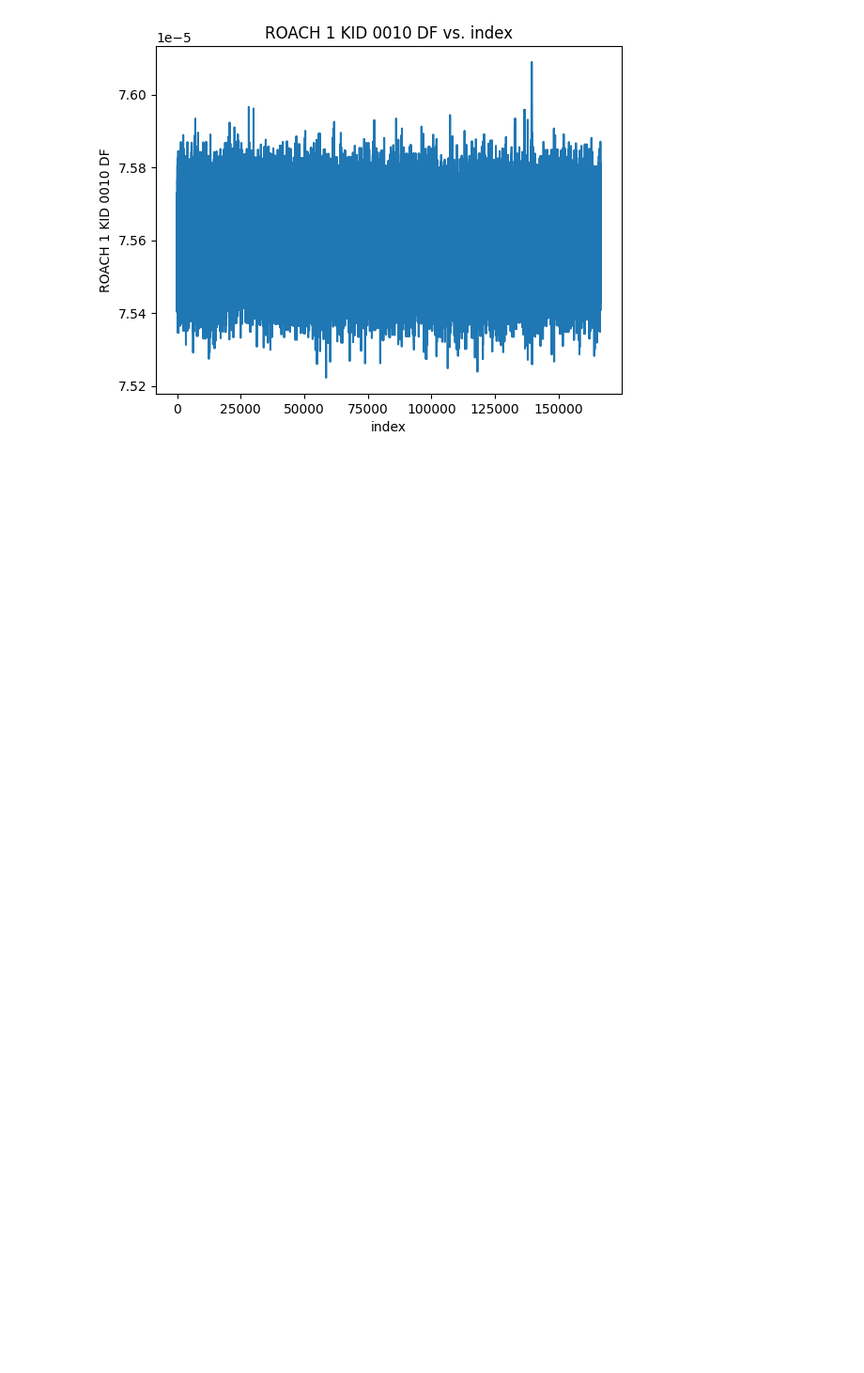
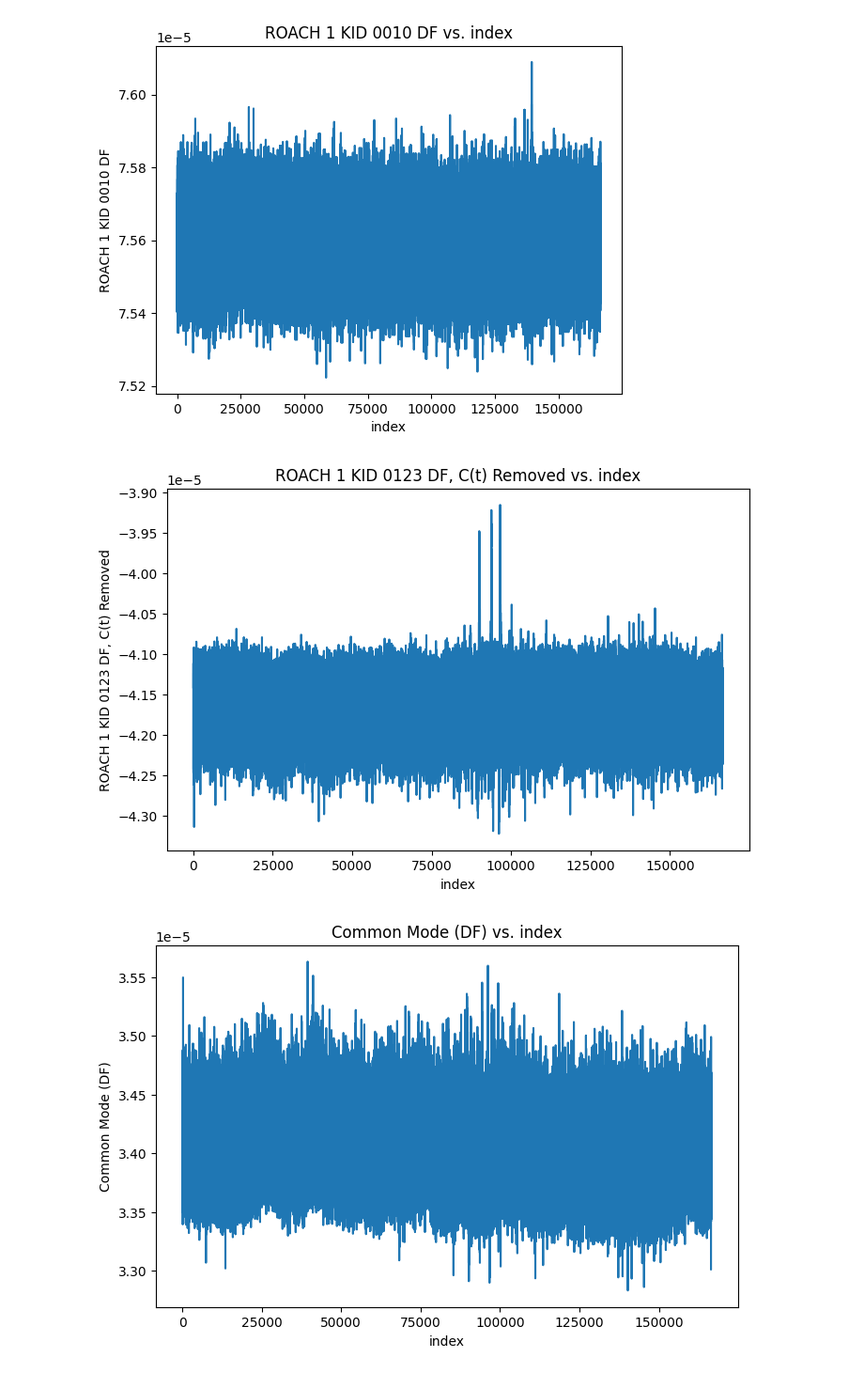
Before and after one commit to jonahjlee/blasttng-to-g3, a Jupyter notebook: g3_processing.ipynb, the cells around one changed output. Shown at 94% size. Drawn from its saved outputs; the diff is of its cells as text; code cells hidden in the pictures; blank space fills up the shorter version.

```diff
--- a/g3_processing.ipynb
+++ b/g3_processing.ipynb
@@ -485,18 +484,0 @@ EndProcessing
-# %%
-class GenericPlotter:
-    def __init__(self, array_getter=None, label=None):
-        """array_getter is a callable which takes in a frame and returns an array-like object to plot"""
-        assert array_getter is not None, "GenericPlotter was not given an array_getter"
-        self.array_getter = array_getter
-        self.timestreams: list[np.ndarray] = []
-        self.label = label if label is not None else self.array_getter.__name__
-    def __call__(self, frame):
-        if frame.type == core.G3FrameType.EndProcessing:
-            flatts: np.ndarray = np.concatenate(self.timestreams, axis=0).flatten()
-            plt.plot(flatts)
-            plt.xlabel("index")
-            plt.ylabel(self.label)
-            plt.title(self.label + " vs. index")
-        if frame.type != core.G3FrameType.Scan:
-            return
-        self.timestreams.append(self.array_getter(frame))
@@ -522,0 +541,26 @@ pipe.Run()
+# %%
+pipe = core.G3Pipeline()
+
+def kid_df_ctremoved_getter(kid: str):
+    def get_selected_kid_df(frame):
+        kid_key = f"roach1_{kid}"
+        super_ts = frame["df_ctremoved"]
+        kid_idx = int(np.where(np.array(super_ts.names) == kid_key)[0][0])
+        return np.array(super_ts.data[kid_idx])
+    return get_selected_kid_df
+
+kid_to_plot = "0123"
+pipe.Add(core.G3Reader, filename=all_df_file)
+pipe.Add(remove_common_mode)
+pipe.Add(GenericPlotter,
+         array_getter=kid_df_ctremoved_getter(kid_to_plot),
+         label=f"ROACH 1 KID {kid_to_plot} DF, C(t) Removed",
+         subplots_args={"figsize": (8, 5)})
+pipe.Add(TimeStreamPlotter,
+         label=f"Common Mode (DF)",
+         ts_key="common_mode",
+         subplots_args={"figsize": (8, 5)})
+pipe.Run()
+# %% [output]
+[figure, added]
+[figure, added]
```
Also changed, not shown: parts of 14 cells of this notebook.
